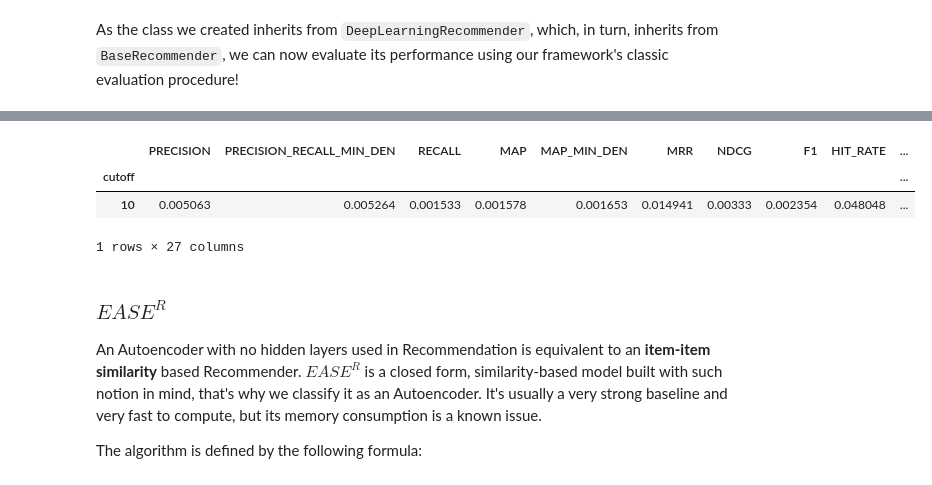
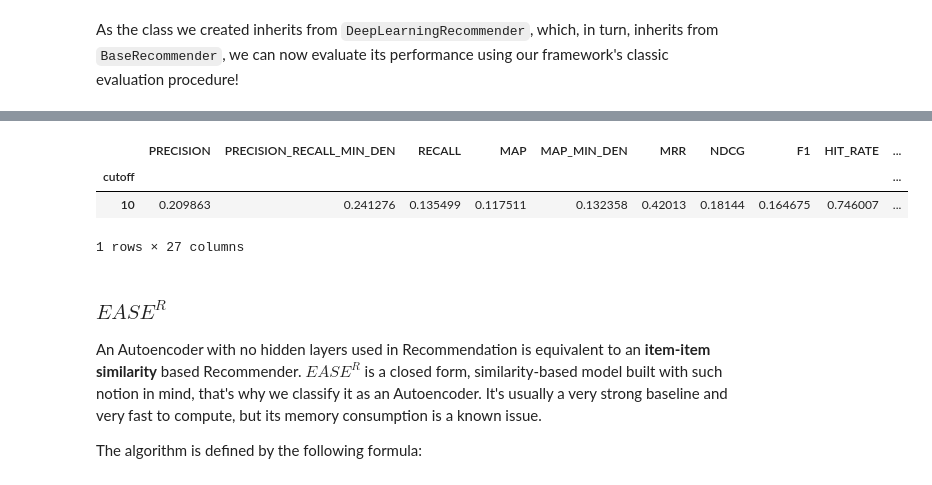
Before and after one commit to andreapisa9/RecSys_Course_AT_PoliMi, a Jupyter notebook: Practice extra 11 - Deep Learning Recommenders.ipynb, the cells around one changed output, grey strips where cells are left out. Drawn from its saved outputs; the diff is of its cells as text; code cells hidden in the pictures.

```diff
--- a/Practice extra 11 - Deep Learning Recommenders.ipynb
+++ b/Practice extra 11 - Deep Learning Recommenders.ipynb
@@ -181,8 +183,11 @@ class DeepLearningRecommender(nn.Module, BaseRecommender):
     def __init__(self, URM_train, verbose=True):
         super().__init__()
         BaseRecommender.__init__(self, URM_train, verbose)
-        # self.device = torch.device("cuda") if torch.cuda.is_available() else torch.device("cpu")
-        self.device = torch.device("mps") if torch.backends.mps.is_available() else torch.device("cpu")
+        self.device = torch.device("cuda") if torch.cuda.is_available() else torch.device("cpu")
+        # self.device = torch.device("mps") if torch.backends.mps.is_available() else torch.device("cpu")
+
+        # binarize data (to use BCELoss)
+        self.URM_train.data = np.ones_like(self.URM_train.data)
 
     def _data_generator(self, batch_size, num_negatives=3, num_items=None):
         user_input, item_input, labels = [], [], []
@@ -272,7 +277,8 @@ class DenoisingAutoencoder(DeepLearningRecommender):
         self.decoder = nn.Sequential(
             nn.Linear(encoding_dim, 420),
             nn.ReLU(),
-            nn.Linear(420, num_items)
+            nn.Linear(420, num_items),
+            nn.Sigmoid() # <- need binary outputs
         )
         self.to(self.device)
 
@@ -318,7 +324,7 @@ As the class we created inherits from `DeepLearningRecommender`, which, in turn,
 # %%
 denoising_autoencoder = DenoisingAutoencoder(URM_train)
 
-denoising_autoencoder.fit(epochs=100, batch_size=1024, learning_rate=0.005)
+denoising_autoencoder.fit(epochs=10, batch_size=1024, learning_rate=0.005)
 
 results_df, _ = evaluator_test.evaluateRecommender(denoising_autoencoder)
 
@@ -344,6 +350,6 @@ EvaluatorHoldout: Processed 69805 (100.0%) in 41.32 sec. Users per second: 1689
 |  | PRECISION | PRECISION_RECALL_MIN_DEN | RECALL | MAP | MAP_MIN_DEN | MRR | NDCG | F1 | HIT_RATE | ... |
 | cutoff |  |  |  |  |  |  |  |  |  | ... |
-| 10 | 0.005063 | 0.005264 | 0.001533 | 0.001578 | 0.001653 | 0.014941 | 0.00333 | 0.002354 | 0.048048 | ... |
+| 10 | 0.209863 | 0.241276 | 0.135499 | 0.117511 | 0.132358 | 0.42013 | 0.18144 | 0.164675 | 0.746007 | ... |
 1 rows × 27 columns
 # %% [markdown]
 ### $EASE^R$
```
Also changed, not shown: parts of 11 cells of this notebook.
